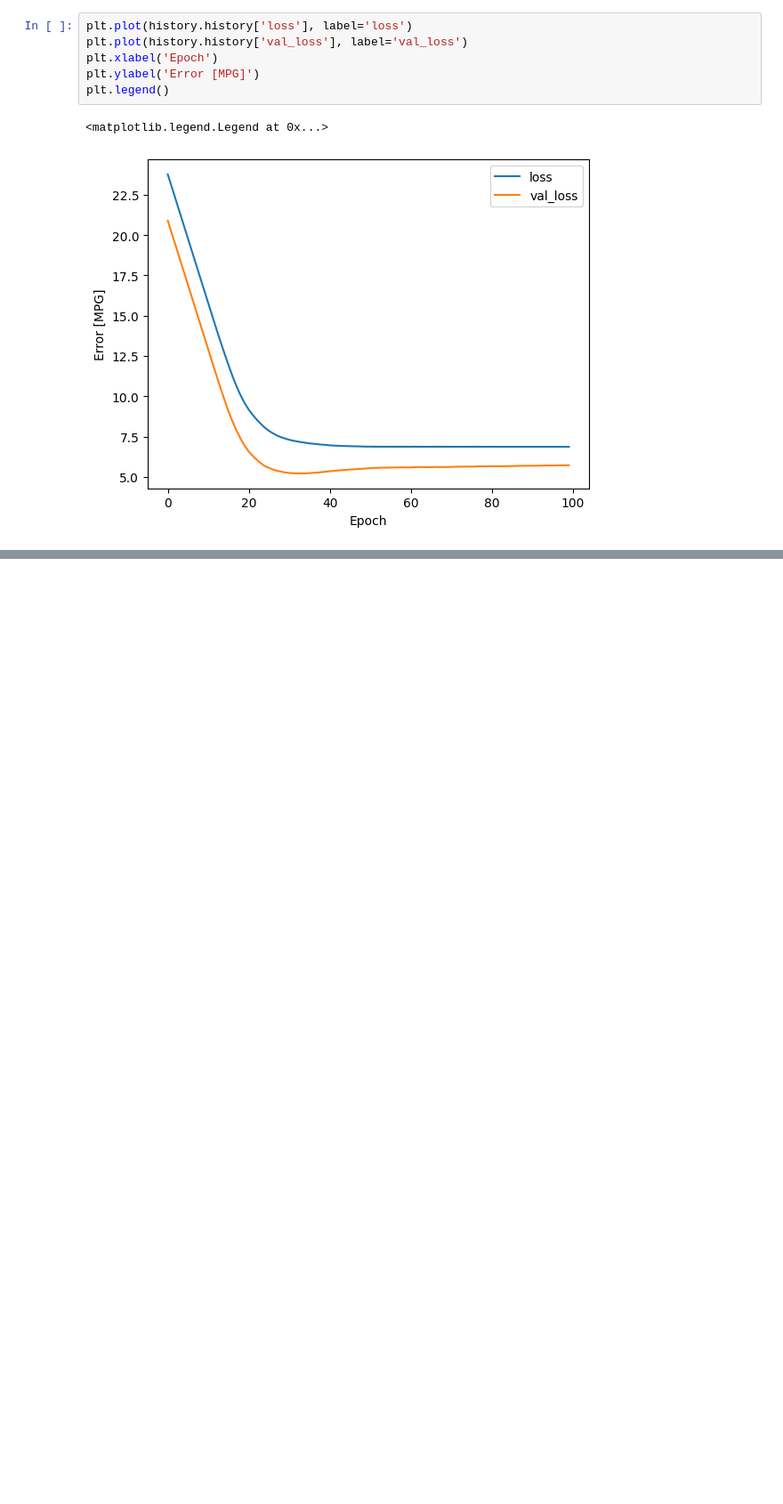
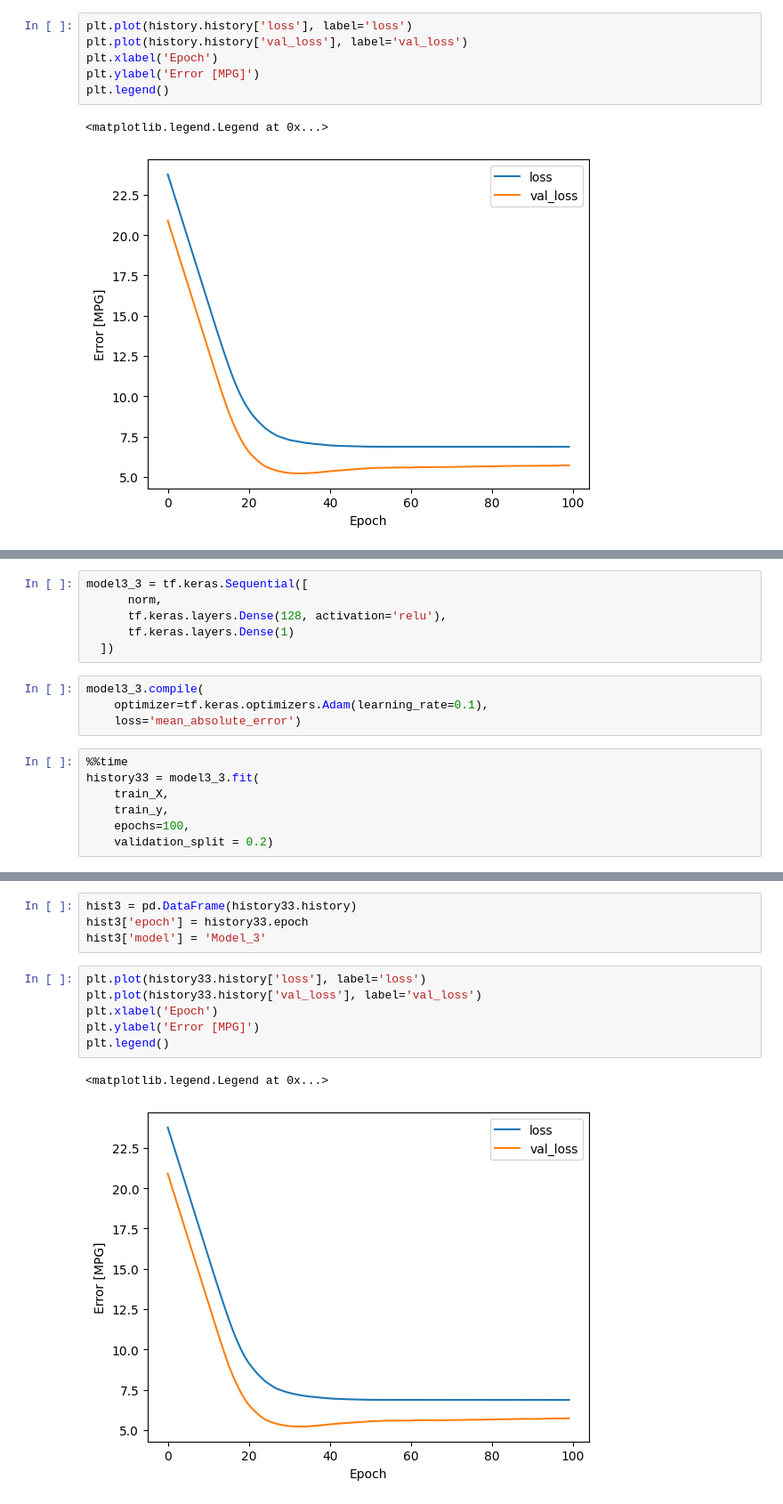
Before and after one commit to Daniel02-cmd/taller5, a Jupyter notebook: taller5.ipynb, the cells around one changed output, grey strips where cells are left out. Shown: that part at 89% size. Drawn from its saved outputs; the diff is of its cells as text; blank space fills up the shorter version.

```diff
--- a/taller5.ipynb
+++ b/taller5.ipynb
@@ -129,0 +234,17 @@ plt.legend()
+# %%
+model3_3 = tf.keras.Sequential([
+      norm,
+      tf.keras.layers.Dense(128, activation='relu'),
+      tf.keras.layers.Dense(1)
+  ])
+# %%
+model3_3.compile(
+    optimizer=tf.keras.optimizers.Adam(learning_rate=0.1),
+    loss='mean_absolute_error')
+# %%
+%%time
+history33 = model3_3.fit(
+    train_X,
+    train_y,
+    epochs=100,
+    validation_split = 0.2)
@@ -129,0 +269,13 @@ plt.legend()
+# %%
+hist3 = pd.DataFrame(history33.history)
+hist3['epoch'] = history33.epoch
+hist3['model'] = 'Model_3'
+# %%
+plt.plot(history33.history['loss'], label='loss')
+plt.plot(history33.history['val_loss'], label='val_loss')
+plt.xlabel('Epoch')
+plt.ylabel('Error [MPG]')
+plt.legend()
+# %% [output]
+<matplotlib.legend.Legend at 0x...>
+[figure, added]
```
Also changed, not shown: parts of 22 cells of this notebook.
